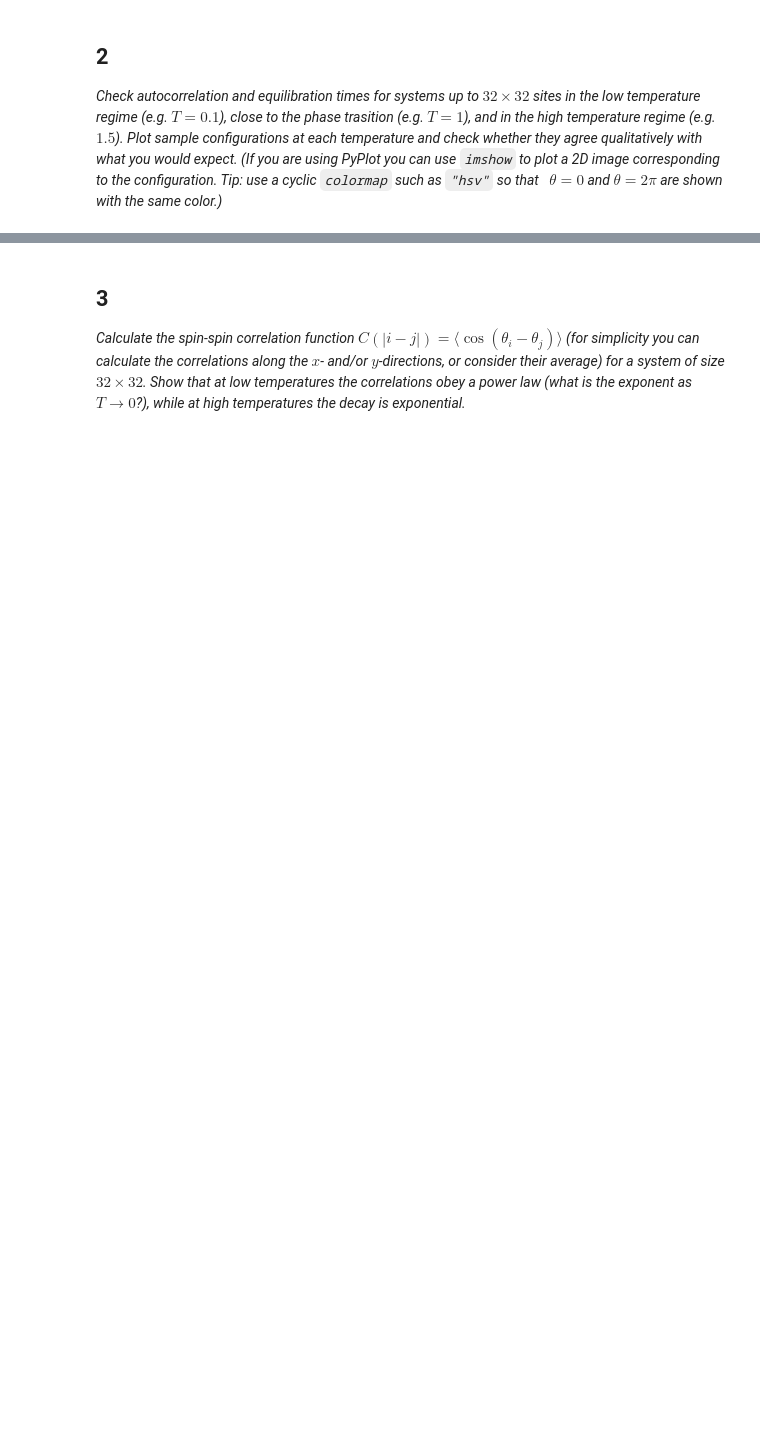
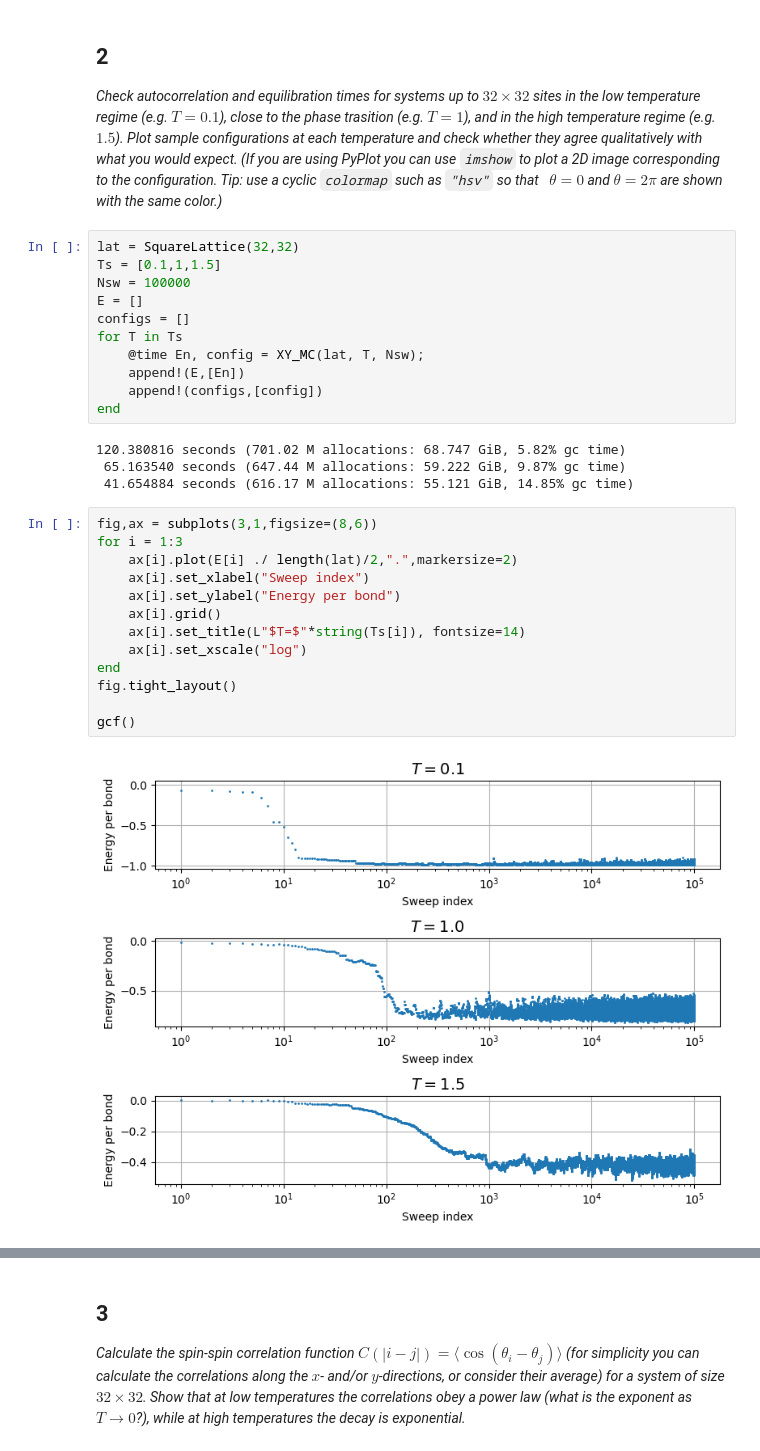
Before and after one commit to NOAMOPH/Computational-Methods-for-Many-Body-Physics, a Jupyter notebook: ProblemSets/PS04.ipynb, the cells around one changed output, grey strips where cells are left out. Saved outputs shown, nothing was run; the diff lists cells and outputs as text; blank space fills up the shorter version.

```diff
--- a/ProblemSets/PS04.ipynb
+++ b/ProblemSets/PS04.ipynb
@@ -197,3 +253,33 @@ gcf()
 # %% [markdown]
 ## 2
 *Check autocorrelation and equilibration times for systems up to $32\times32$ sites in the low temperature regime (e.g. $T=0.1$), close to the phase trasition (e.g. $T=1$), and in the high temperature regime (e.g. $1.5$). Plot sample configurations at each temperature and check whether they agree qualitatively with what you would expect. (If you are using PyPlot you can use `imshow` to plot a 2D image corresponding to the configuration. Tip: use a cyclic `colormap` such as `"hsv"` so that  $\theta=0$ and $\theta=2\pi$ are shown with the same color.)*
+# %%
+lat = SquareLattice(32,32)
+Ts = [0.1,1,1.5]
+Nsw = 100000
+E = []
+configs = []
+for T in Ts
+    @time En, config = XY_MC(lat, T, Nsw);
+    append!(E,[En])
+    append!(configs,[config])
+end
+# %% [output]
+120.380816 seconds (701.02 M allocations: 68.747 GiB, 5.82% gc time)
+ 65.163540 seconds (647.44 M allocations: 59.222 GiB, 9.87% gc time)
+ 41.654884 seconds (616.17 M allocations: 55.121 GiB, 14.85% gc time)
+# %%
+fig,ax = subplots(3,1,figsize=(8,6))
+for i = 1:3
+    ax[i].plot(E[i] ./ length(lat)/2,".",markersize=2)
+    ax[i].set_xlabel("Sweep index")
+    ax[i].set_ylabel("Energy per bond")
+    ax[i].grid()
+    ax[i].set_title(L"$T=$"*string(Ts[i]), fontsize=14)
+    ax[i].set_xscale("log")
+end
+fig.tight_layout()
+
+gcf()
+# %% [output]
+[figure, added]
```
Also changed, not shown: parts of 26 cells of this notebook.
